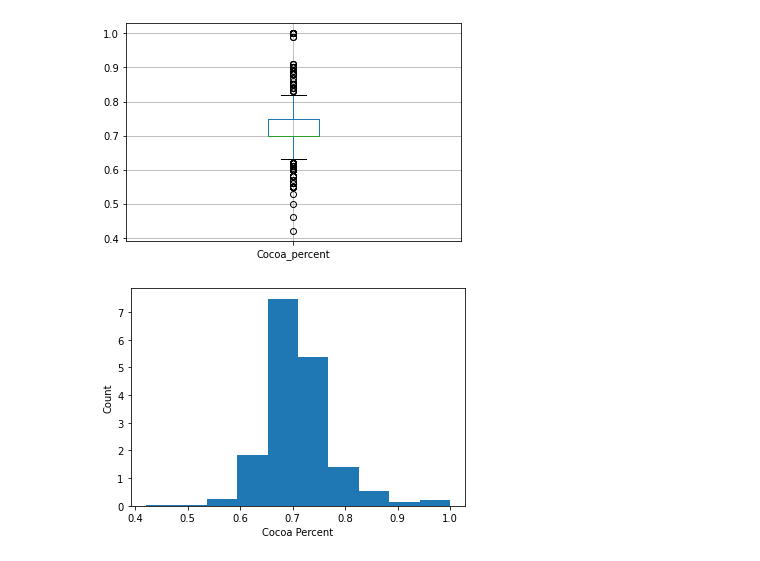
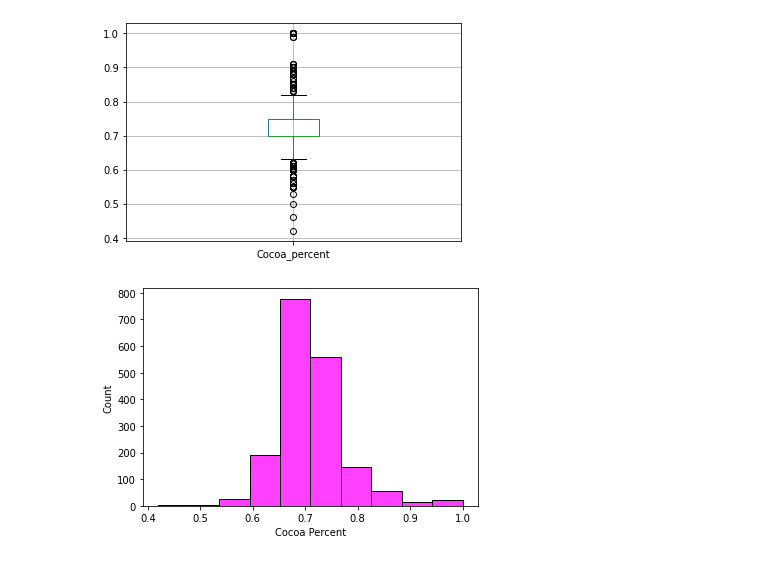
Before and after one commit to thinkinchicken/Project-2, a Jupyter notebook: Project_2.ipynb, the cells around one changed output. Drawn from its saved outputs; the diff is of its cells as text; code cells hidden in the pictures.

```diff
--- a/Project_2.ipynb
+++ b/Project_2.ipynb
@@ -390,8 +390,8 @@ df.boxplot(['Cocoa_percent'])
 [figure]
 # %%
 #Plotting a histogram to see the distribution of the Cocoa percentage also. Looks relatively normal
-plt.hist(df['Cocoa_percent'], density=True)
+sns.histplot(df['Cocoa_percent'], bins = 10, color = 'magenta')
 plt.ylabel('Count')
 plt.xlabel('Cocoa Percent');
 # %% [output]
-[figure, old version]
+[figure, new version]
```
Also changed, not shown: parts of 6 cells of this notebook.
